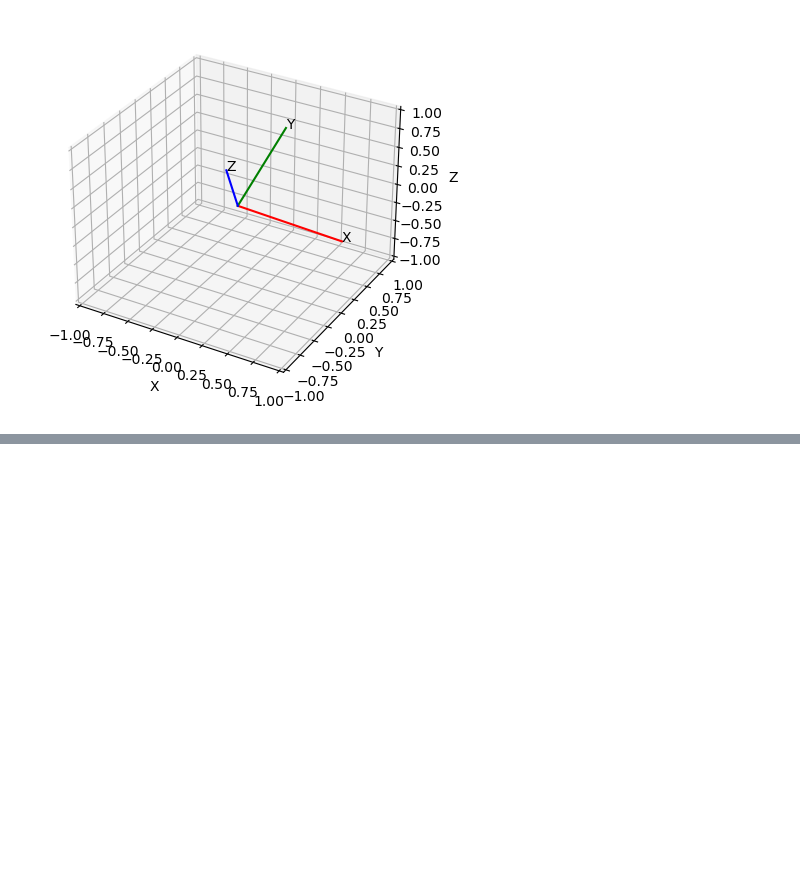
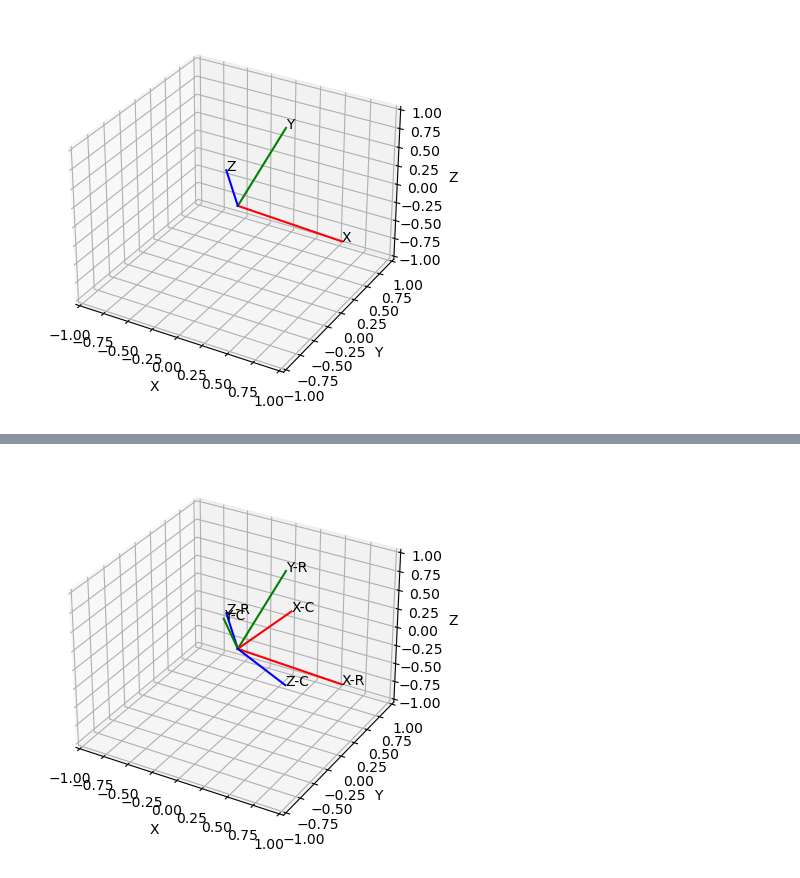
Before and after one commit to r4hul77/Bayesian_Calibration, a Jupyter notebook: Untitled.ipynb, the cells around one changed output, grey strips where cells are left out. Cells and saved outputs as stored; diff of their text form; code cells hidden in the pictures; blank space fills up the shorter version.

```diff
--- a/Untitled.ipynb
+++ b/Untitled.ipynb
@@ -172,2 +177,0 @@ rms[draws].shape
-# %%
-quats = torch.randn((1000, 4))
@@ -177,0 +178,4 @@ quats[]
+# %%
+plotting.plot_axes(quat, quats[-1])
+# %% [output]
+[figure, added]
```
Also changed, not shown: parts of 28 cells of this notebook, 4 other files.
